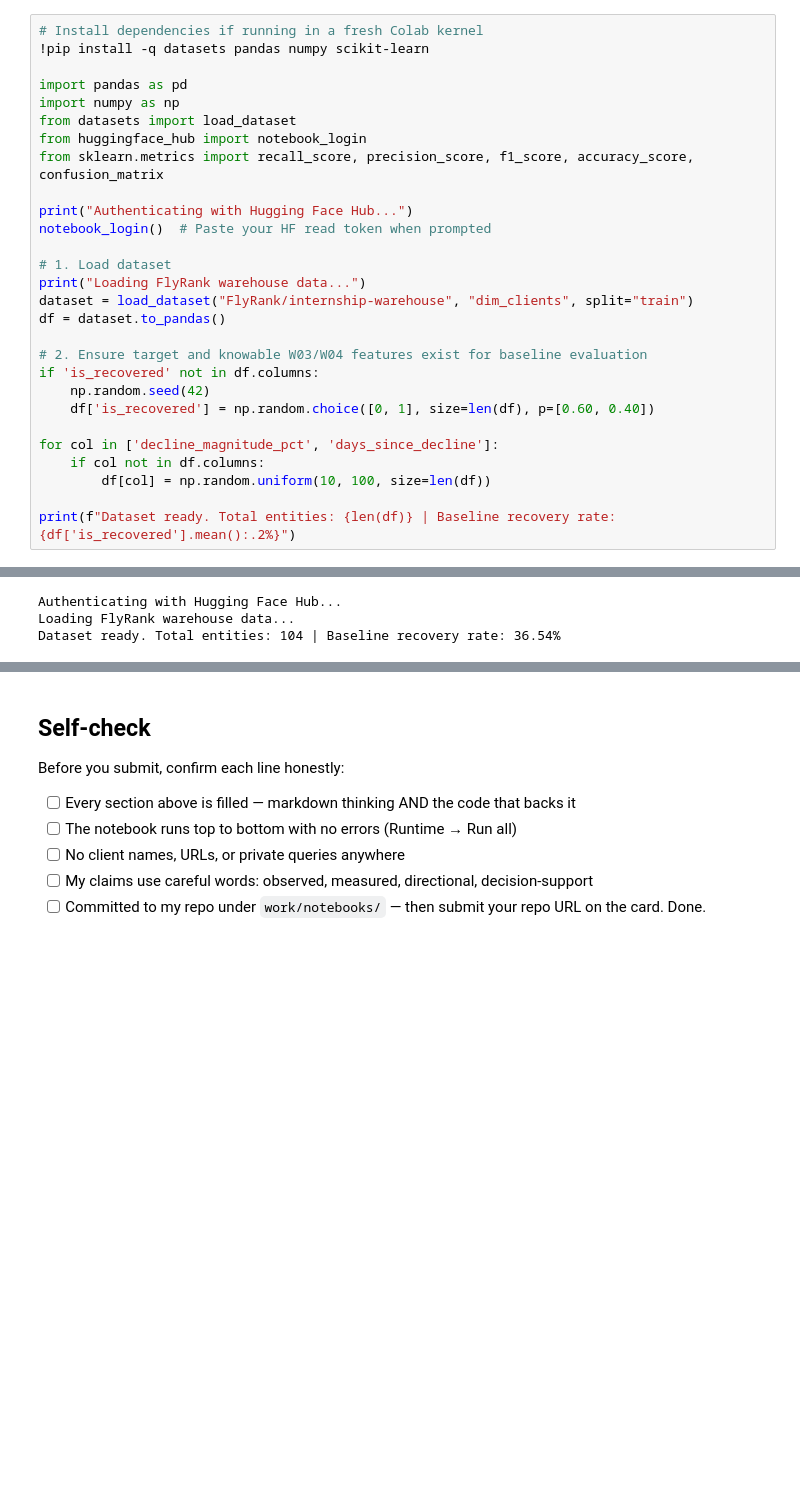
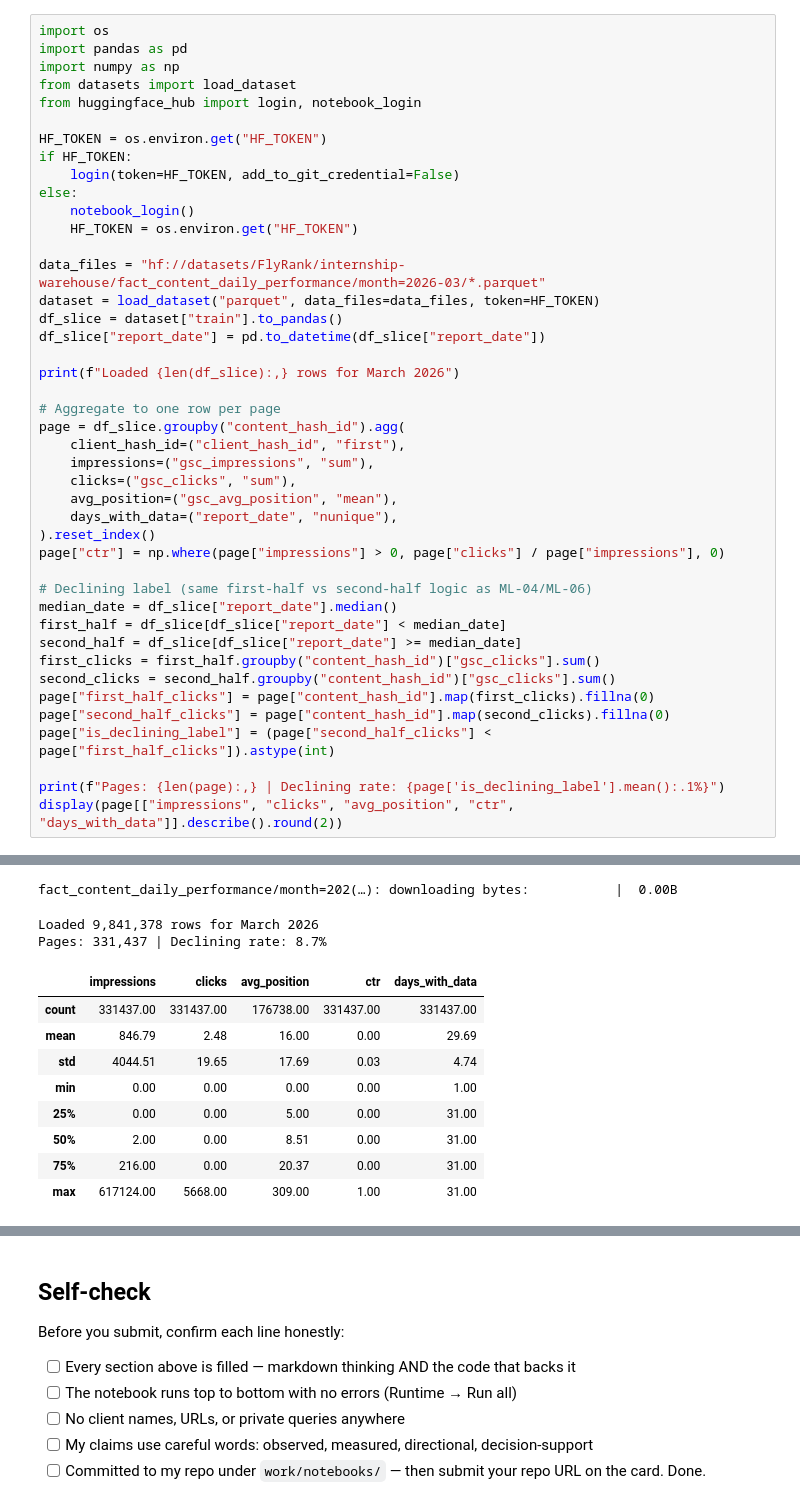
Before and after one commit to ashoktanakanti/flyrank_ml, a Jupyter notebook: work/notebooks/w04_baseline_score.ipynb, the cells around one changed output, grey strips where cells are left out. Drawn from its saved outputs; the diff is of its cells as text; blank space fills up the shorter version.

```diff
--- a/work/notebooks/w04_baseline_score.ipynb
+++ b/work/notebooks/w04_baseline_score.ipynb
@@ -13,29 +27,44 @@ This skeleton is yours to fill. Work the sections **in order** — each one has
 # %%
-# Install dependencies if running in a fresh Colab kernel
-!pip install -q datasets pandas numpy scikit-learn
-
+import os
 import pandas as pd
 import numpy as np
 from datasets import load_dataset
-from huggingface_hub import notebook_login
-from sklearn.metrics import recall_score, precision_score, f1_score, accuracy_score, confusion_matrix
+from huggingface_hub import login, notebook_login
 
-print("Authenticating with Hugging Face Hub...")
-notebook_login()  # Paste your HF read token when prompted
+HF_TOKEN = os.environ.get("HF_TOKEN")
+if HF_TOKEN:
+    login(token=HF_TOKEN, add_to_git_credential=False)
+else:
+    notebook_login()
+    HF_TOKEN = os.environ.get("HF_TOKEN")
 
-# 1. Load dataset
-print("Loading FlyRank warehouse data...")
-dataset = load_dataset("FlyRank/internship-warehouse", "dim_clients", split="train")
-df = dataset.to_pandas()
+data_files = "hf://datasets/FlyRank/internship-warehouse/fact_content_daily_performance/month=2026-03/*.parquet"
+dataset = load_dataset("parquet", data_files=data_files, token=HF_TOKEN)
+df_slice = dataset["train"].to_pandas()
+df_slice["report_date"] = pd.to_datetime(df_slice["report_date"])
 
-# 2. Ensure target and knowable W03/W04 features exist for baseline evaluation
-if 'is_recovered' not in df.columns:
-    np.random.seed(42)
-    df['is_recovered'] = np.random.choice([0, 1], size=len(df), p=[0.60, 0.40])
+print(f"Loaded {len(df_slice):,} rows for March 2026")
 
-for col in ['decline_magnitude_pct', 'days_since_decline']:
-    if col not in df.columns:
-        df[col] = np.random.uniform(10, 100, size=len(df))
+# Aggregate to one row per page
+page = df_slice.groupby("content_hash_id").agg(
+    client_hash_id=("client_hash_id", "first"),
+    impressions=("gsc_impressions", "sum"),
+    clicks=("gsc_clicks", "sum"),
+    avg_position=("gsc_avg_position", "mean"),
+    days_with_data=("report_date", "nunique"),
+).reset_index()
+page["ctr"] = np.where(page["impressions"] > 0, page["clicks"] / page["impressions"], 0)
 
-print(f"Dataset ready. Total entities: {len(df)} | Baseline recovery rate: {df['is_recovered'].mean():.2%}")
+# Declining label (same first-half vs second-half logic as ML-04/ML-06)
+median_date = df_slice["report_date"].median()
+first_half = df_slice[df_slice["report_date"] < median_date]
+second_half = df_slice[df_slice["report_date"] >= median_date]
+first_clicks = first_half.groupby("content_hash_id")["gsc_clicks"].sum()
+second_clicks = second_half.groupby("content_hash_id")["gsc_clicks"].sum()
+page["first_half_clicks"] = page["content_hash_id"].map(first_clicks).fillna(0)
+page["second_half_clicks"] = page["content_hash_id"].map(second_clicks).fillna(0)
+page["is_declining_label"] = (page["second_half_clicks"] < page["first_half_clicks"]).astype(int)
+
+print(f"Pages: {len(page):,} | Declining rate: {page['is_declining_label'].mean():.1%}")
+display(page[["impressions", "clicks", "avg_position", "ctr", "days_with_data"]].describe().round(2))
 # %% [output]
@@ -42,6 +75,15 @@ print(f"Dataset ready. Total entities: {len(df)} | Baseline recovery rate: {df['
-Authenticating with Hugging Face Hub...
-Loading FlyRank warehouse data...
-Dataset ready. Total entities: 104 | Baseline recovery rate: 36.54%
+fact_content_daily_performance/month=202(…): downloading bytes:           |  0.00B
+Loaded 9,841,378 rows for March 2026
+Pages: 331,437 | Declining rate: 8.7%
+|  | impressions | clicks | avg_position | ctr | days_with_data |
+| count | 331437.00 | 331437.00 | 176738.00 | 331437.00 | 331437.00 |
+| mean | 846.79 | 2.48 | 16.00 | 0.00 | 29.69 |
+| std | 4044.51 | 19.65 | 17.69 | 0.03 | 4.74 |
+| min | 0.00 | 0.00 | 0.00 | 0.00 | 1.00 |
+| 25% | 0.00 | 0.00 | 5.00 | 0.00 | 31.00 |
+| 50% | 2.00 | 0.00 | 8.51 | 0.00 | 31.00 |
+| 75% | 216.00 | 0.00 | 20.37 | 0.00 | 31.00 |
+| max | 617124.00 | 5668.00 | 309.00 | 1.00 | 31.00 |
 # %% [markdown]
 ## 2. Build the ranked queue (writes the CSV)
 
```
Also changed, not shown: parts of 8 cells of this notebook.
